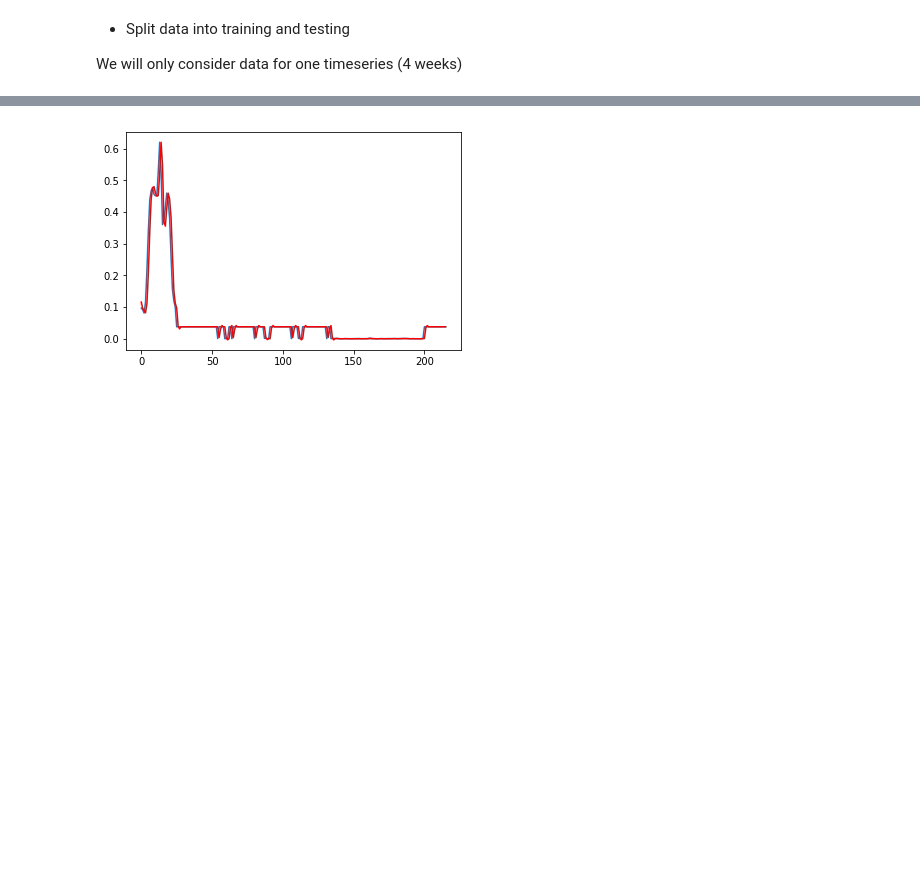
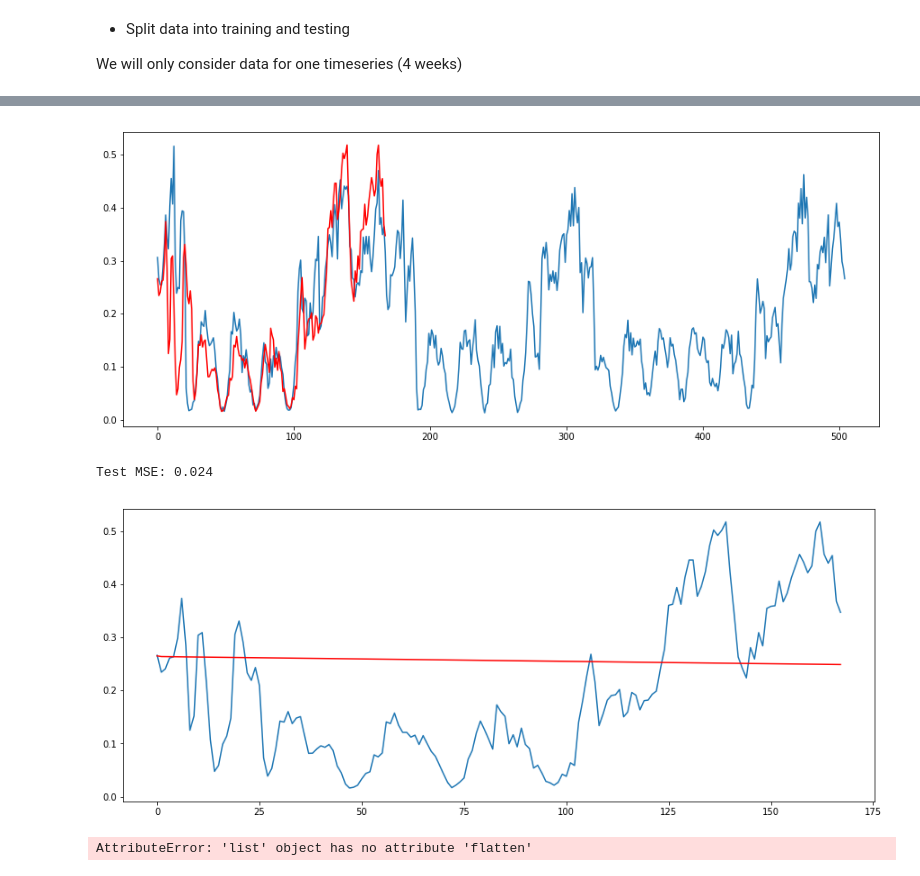
Before and after one commit to seif-s3/pase, a Jupyter notebook: notebooks/arima.ipynb, the cells around one changed output, grey strips where cells are left out. Drawn from its saved outputs; the diff is of its cells as text; code cells hidden in the pictures; blank space fills up the shorter version.

```diff
--- a/notebooks/arima.ipynb
+++ b/notebooks/arima.ipynb
@@ -64,3 +64,6 @@ plot_week(data, '2018-03-26')
+# %%
+def get_series(data, index):
+    return data.loc[data['series'] == index].drop('series', axis=1)
 # %% [markdown]
 From the raw data, missing values were represented with -1s. We'll need to handle that in preprocessing
 # %% [markdown]
@@ -74,6 +77,6 @@ plot_month(data, '2018-04-01')
 # %% [markdown]
 - First we clear out missing entries replacing them with `NaN`s
 # %%
-data_clean = data.copy()
+example_series = get_series(data, 5)
+data_clean = example_series.copy()
 data_clean[data_clean == -1] = np.nan
-plot_week(data, '2018-03-26')
@@ -93,8 +95,8 @@ plot_week(data_clean, '2018-03-26')
 
 We will only consider data for one timeseries (4 weeks)
 # %%
-training_data = data_clean['2018-04-01':'2018-04-21']
-testing_data = data_clean['2018-04-22':'2018-04-30']
+training_data = data_clean.head(505)
+testing_data = data_clean.tail(168)
 print "Training Shape: ", training_data.shape
 print "Testing Shape: ", testing_data.shape
 # %% [output]
@@ -114,6 +121,9 @@ autocorrelation_plot(training_data)
 def train_model_on_batch(training_data, testing_data, verbose=False):
     history = [x[0] for x in training_data.values]
     test = testing_data.values.copy()
+    plt.plot(history)
+    plt.plot(test, color='red')
+    plt.show()
     predictions = list()
     for t in range(len(test)):
         model = arima_model.ARIMA(history, order=(2,1,0))
@@ -122,13 +132,14 @@ def train_model_on_batch(training_data, testing_data, verbose=False):
         yhat = output[0]
         predictions.append(yhat)
         obs = test[t]
-        history.append(obs)
+        history.append(yhat)
         if verbose:
             print('predicted=%f, expected=%f' % (yhat, obs))
-    return test, predictions
+    return model_fit, test, predictions
 # %%
 %time
-test, predictions = train_model_on_batch(training_data, testing_data)
+model, test, predictions = train_model_on_batch(training_data, testing_data)
+#print model.summary()
 error = mean_squared_error(test, predictions)
 print('Test MSE: %.3f' % error)
 # plot
@@ -142 +152,7 @@ Test MSE: 0.001
-[figure, old version]
+[figure, new version]
+Test MSE: 0.024
+[figure, added]
+# %%
+predictions.flatten
+# %% [output]
+AttributeError: 'list' object has no attribute 'flatten'
```
Also changed, not shown: parts of 16 cells of this notebook, 9 other files.
